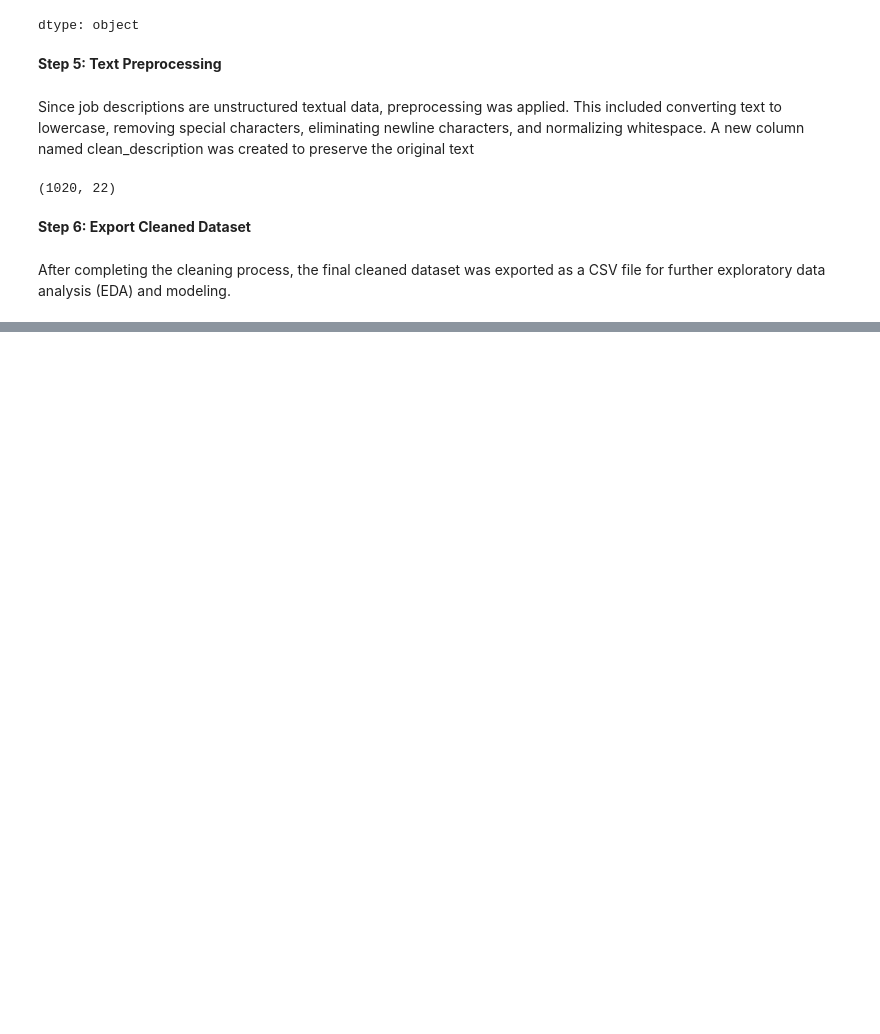
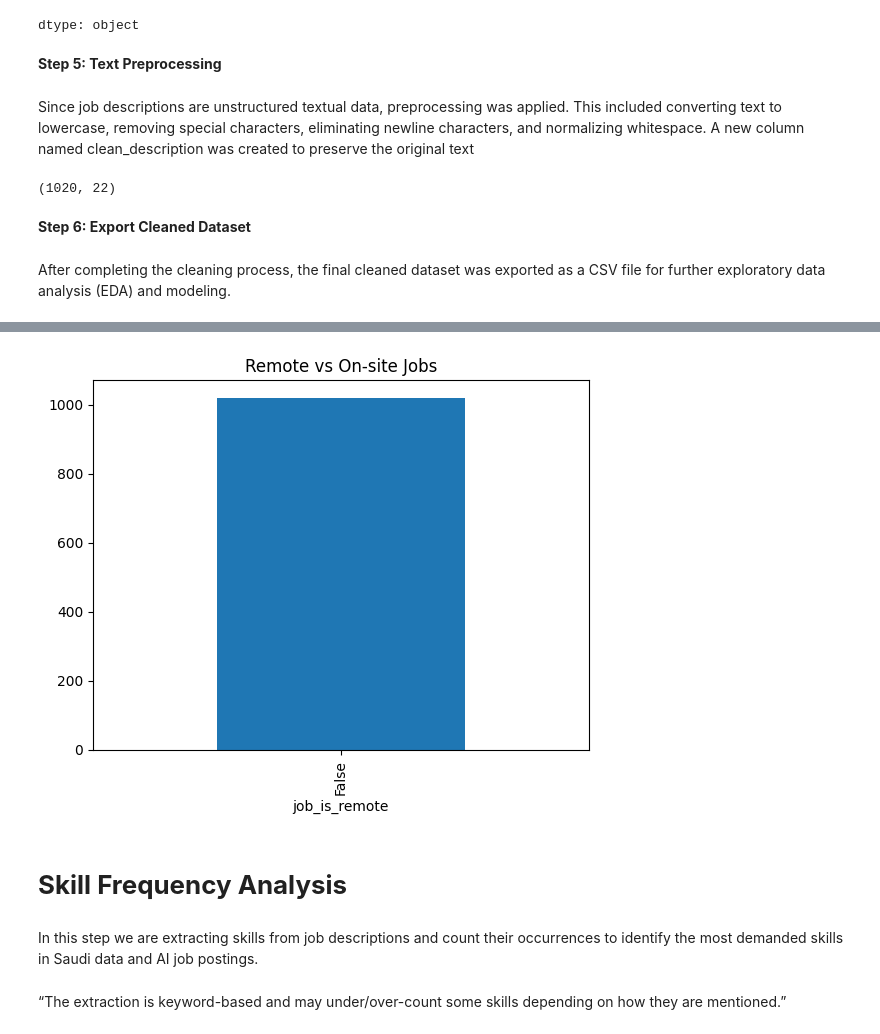
Before and after one commit to SaraAljuraybah/saudi-tech-job-skills-analysis, a Jupyter notebook: notebooks/data_collection.ipynb, the cells around one changed output, grey strips where cells are left out. Saved outputs shown, nothing was run; the diff lists cells and outputs as text; code cells hidden in the pictures; blank space fills up the shorter version.

```diff
--- a/notebooks/data_collection.ipynb
+++ b/notebooks/data_collection.ipynb
@@ -116,0 +239,12 @@ df.to_csv("jobs_sa_cleaned.csv", index=False)
+# %%
+df["job_is_remote"].value_counts().plot(kind='bar')
+plt.title("Remote vs On-site Jobs")
+plt.show()
+# %% [output]
+[figure, added]
+# %% [markdown]
+# **Skill Frequency Analysis**
+# %% [markdown]
+In this step we are extracting skills from job descriptions and count their occurrences to identify the most demanded skills in Saudi data and AI job postings.
+# %% [markdown]
+“The extraction is keyword-based and may under/over-count some skills depending on how they are mentioned.”
```
Also changed, not shown: parts of 28 cells of this notebook.
